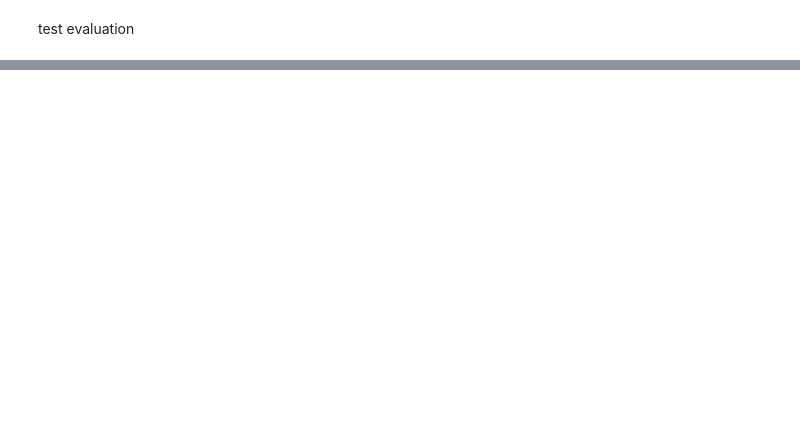
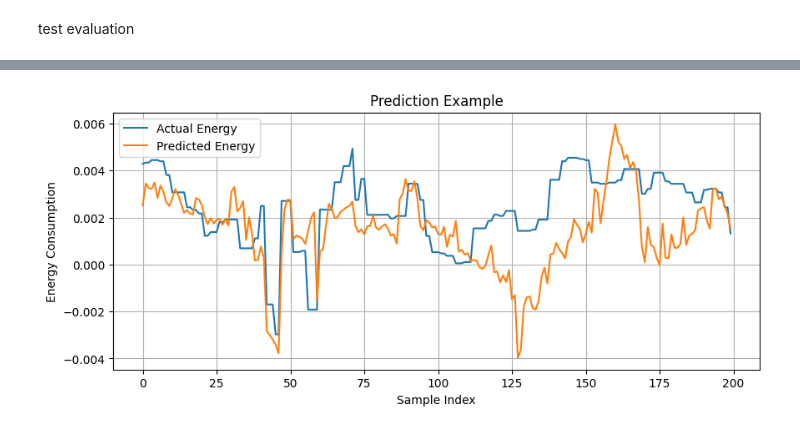
Before and after one commit to daddydembla007/ATET-Project-Range-Estimation, a Jupyter notebook: regen.ipynb, the cells around one changed output, grey strips where cells are left out. Saved outputs shown, nothing was run; the diff lists cells and outputs as text; code cells hidden in the pictures; blank space fills up the shorter version.

```diff
--- a/regen.ipynb
+++ b/regen.ipynb
@@ -894,0 +891,18 @@ plt.show()
+# %%
+n = 200
+
+plt.figure(figsize=(10,4))
+
+plt.plot(y_true[:n], label="Actual Energy")
+plt.plot(y_pred[:n], label="Predicted Energy")
+
+plt.xlabel("Sample Index")
+plt.ylabel("Energy Consumption")
+plt.title("Prediction Example")
+
+plt.legend()
+plt.grid()
+
+plt.show()
+# %% [output]
+[figure, added]
```
Also changed, not shown: parts of 27 cells of this notebook.
